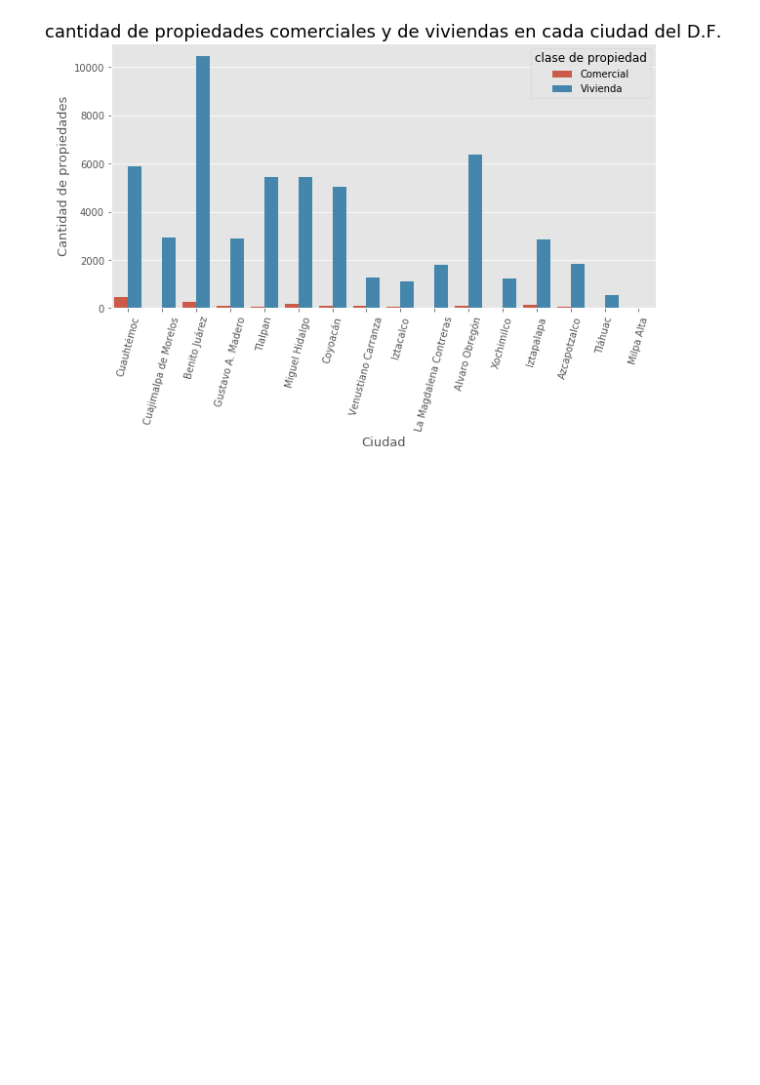
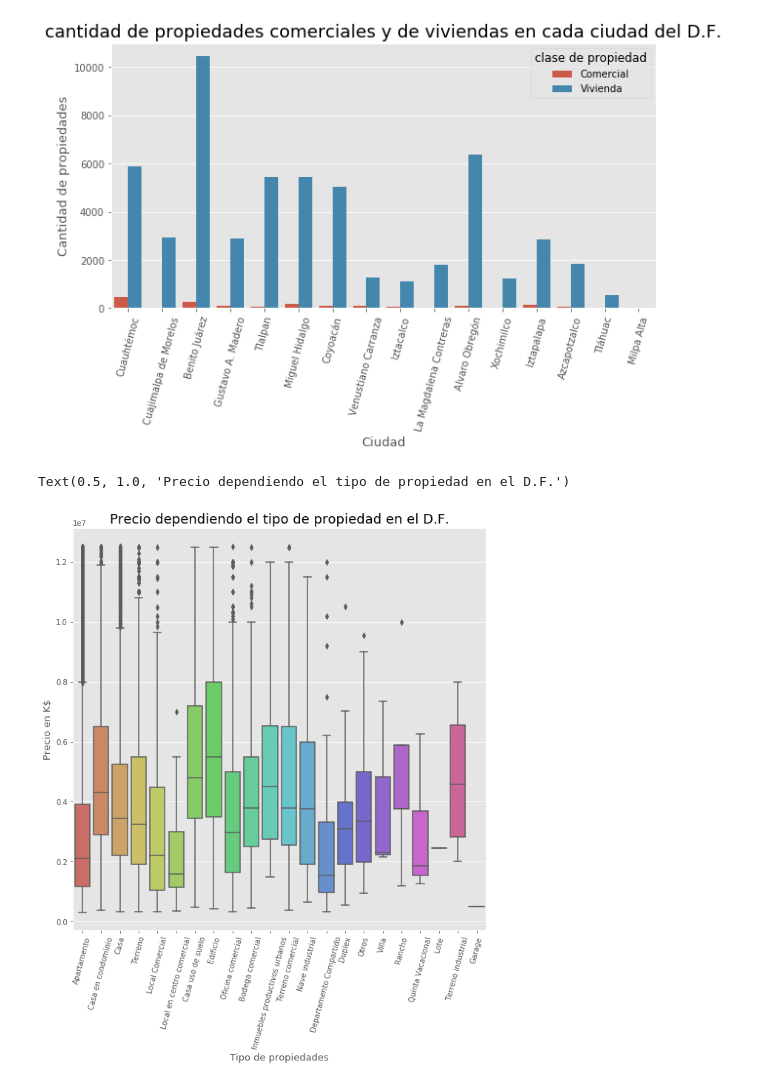
Before and after one commit to PBrrtrn/7506-organizacion-de-datos, a Jupyter notebook: src/exp/exploracion_por_tipodepropiedad.ipynb, the cells around one changed output. Saved outputs shown, nothing was run; the diff lists cells and outputs as text; code cells hidden in the pictures; blank space fills up the shorter version.

Commit message:
agrego precio tipopropiedad en el df

```diff
--- a/src/exp/exploracion_por_tipodepropiedad.ipynb
+++ b/src/exp/exploracion_por_tipodepropiedad.ipynb
@@ -355,3 +355,17 @@ g.set_ylabel("Cantidad de propiedades", fontsize = 13)
 # %% [output]
 Text(0, 0.5, 'Cantidad de propiedades')
 [figure]
+# %%
+precio_tipo_prop_df = data[data["provincia"] == "Distrito Federal"]
+precio_tipo_prop_df = precio_tipo_prop_df[precio_tipo_prop_df["ciudad"] != "otra"]
+precio_tipo_prop_df = precio_tipo_prop_df[["precio", "tipodepropiedad"]]
+# %%
+plt.figure(figsize=(10,10))
+g = sns.boxplot(x="tipodepropiedad", y="precio", data=precio_tipo_prop_df, palette="hls")
+plt.xticks(rotation = 75)
+g.set_xlabel("Tipo de propiedades", fontsize = 13)
+g.set_ylabel("Precio en K$", fontsize = 13)
+g.set_title("Precio dependiendo el tipo de propiedad en el D.F.", fontsize = 18)
+# %% [output]
+Text(0.5, 1.0, 'Precio dependiendo el tipo de propiedad en el D.F.')
+[figure, added]
```
